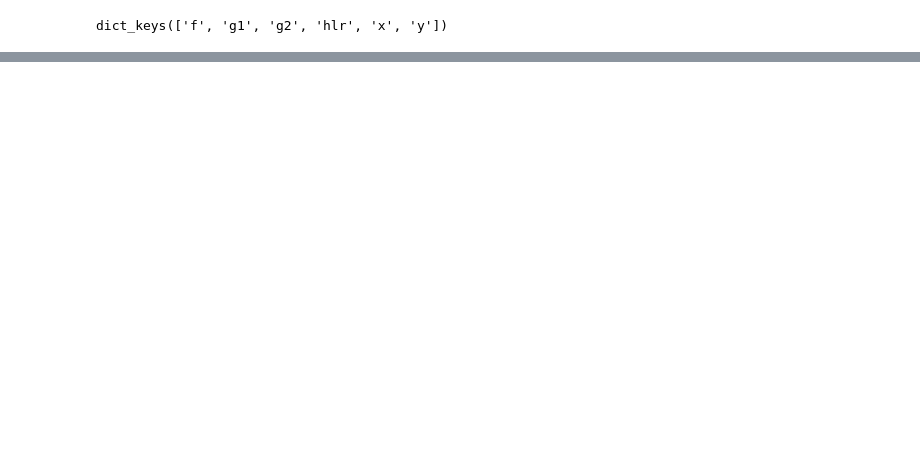
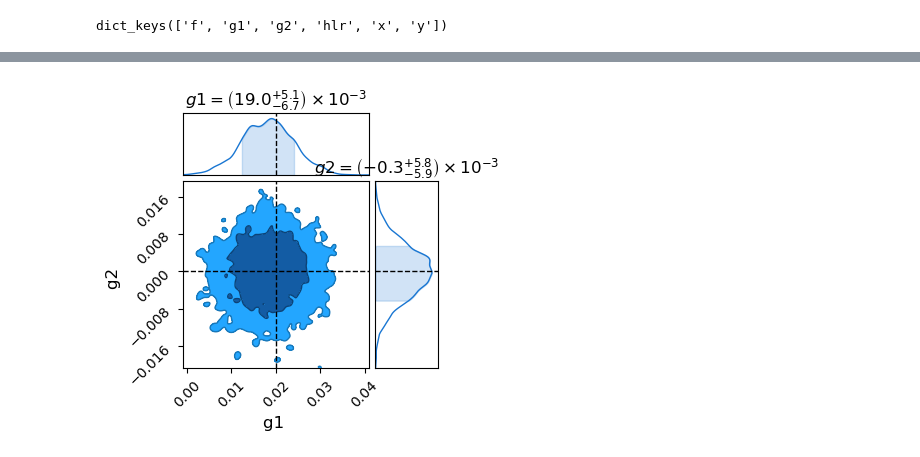
Before and after one commit to LSSTDESC/BPD, a Jupyter notebook: fit-cells-jax.ipynb, the cells around one changed output, grey strips where cells are left out. Drawn from its saved outputs; the diff is of its cells as text; code cells hidden in the pictures; blank space fills up the shorter version.

```diff
--- a/fit-cells-jax.ipynb
+++ b/fit-cells-jax.ipynb
@@ -429,0 +429,11 @@ plt.plot(mcmc.get_samples()['g2'])
+# %%
+from chainconsumer import ChainConsumer
+c = ChainConsumer()
+res = mcmc.get_samples()
+c.add_chain(
+    {k:res[k] for k in ['g1', 'g2']},
+    name='Posterior'
+)
+fig = c.plotter.plot(truth={'g1':0.02, 'g2':0.0})
+# %% [output]
+[figure, added]
```
Also changed, not shown: parts of 15 cells of this notebook.
